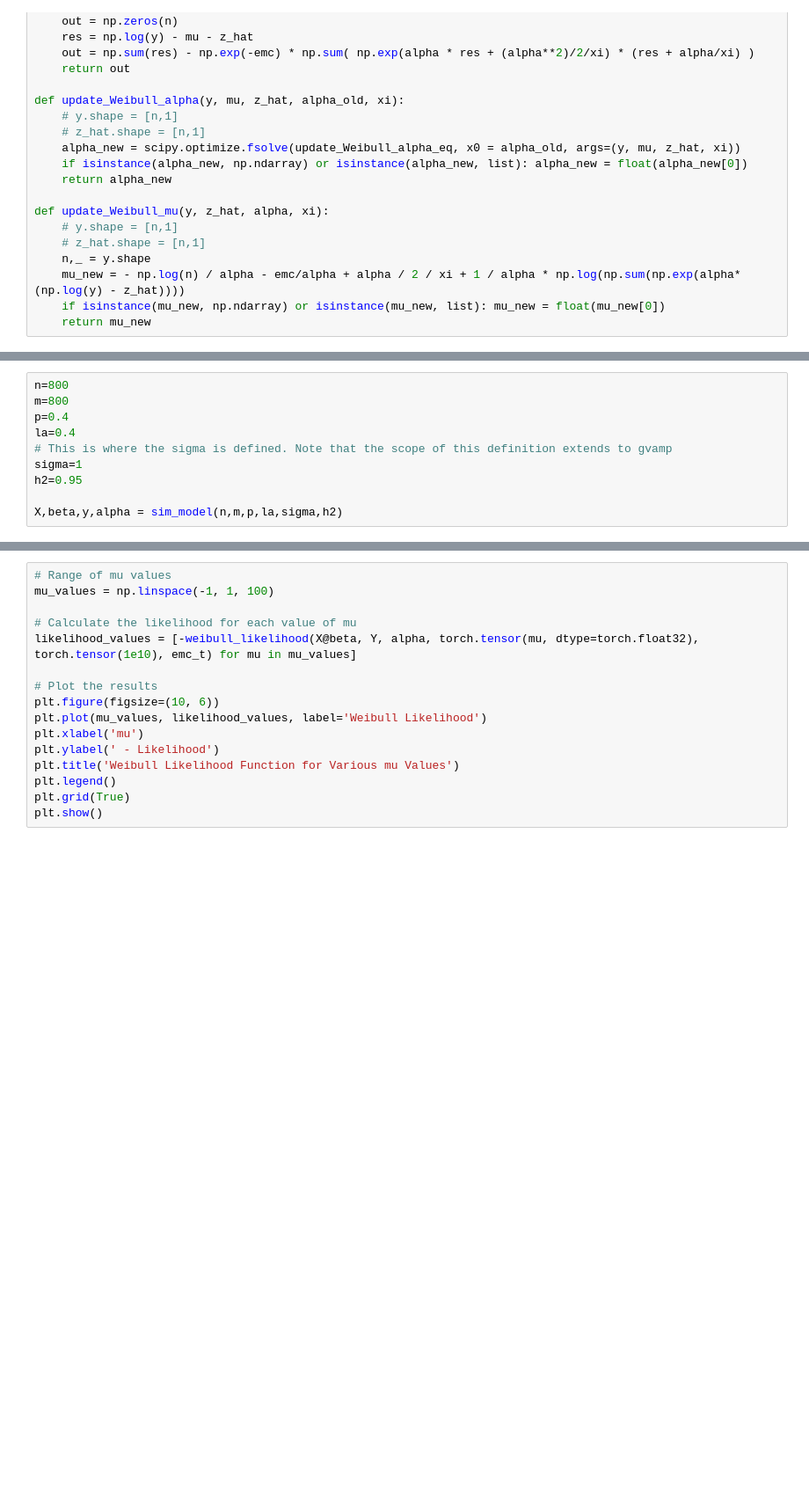
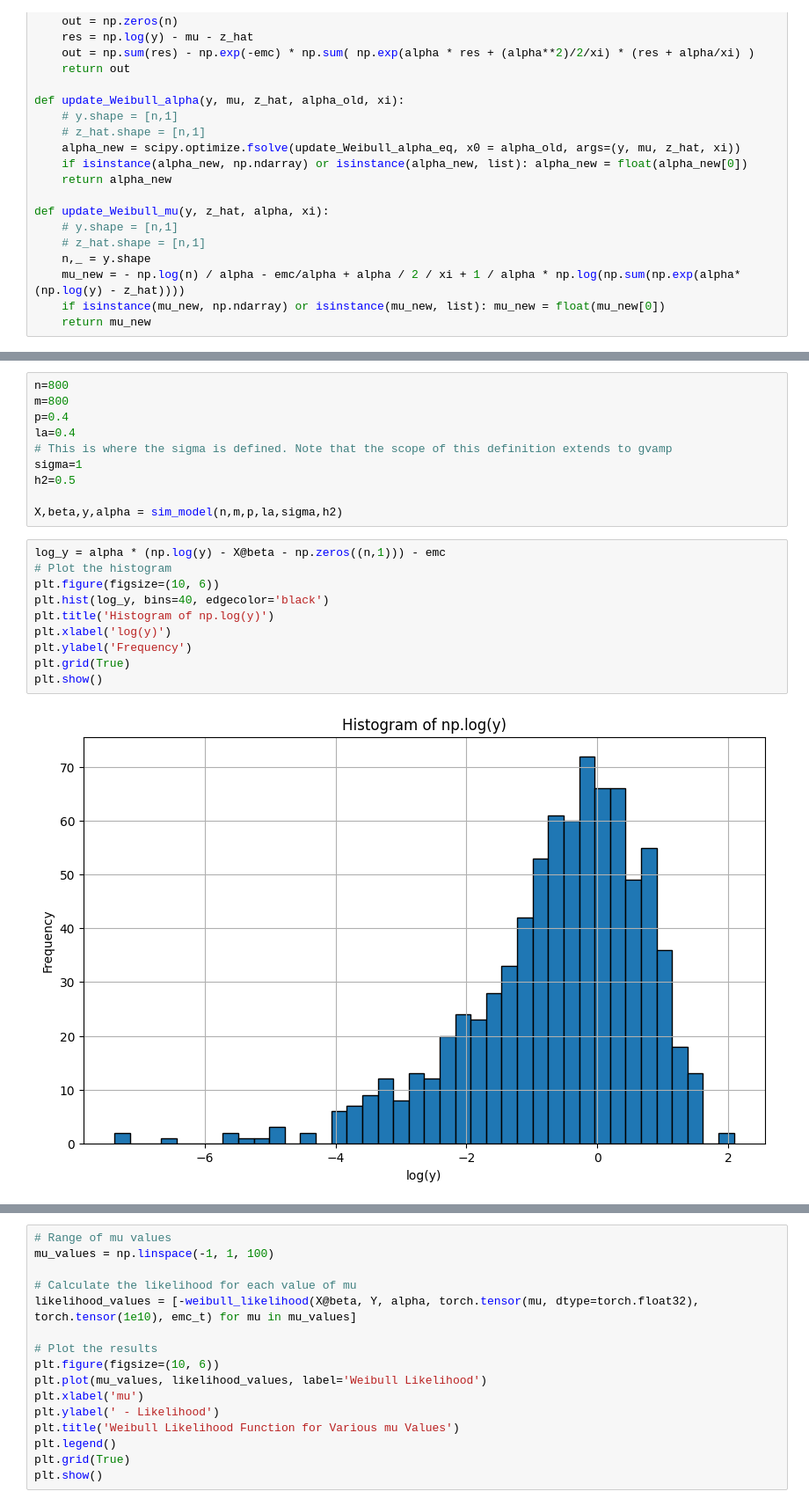
Before and after one commit to ADepope/vampW, a Jupyter notebook: vampW_EM.ipynb, the cells around one changed output, grey strips where cells are left out. Shown at 88% size. Drawn from its saved outputs; the diff is of its cells as text; blank space fills up the shorter version.

```diff
--- a/vampW_EM.ipynb
+++ b/vampW_EM.ipynb
@@ -478,6 +626,18 @@ p=0.4
 la=0.4
 # This is where the sigma is defined. Note that the scope of this definition extends to gvamp
 sigma=1
-h2=0.95
+h2=0.5
 
 X,beta,y,alpha = sim_model(n,m,p,la,sigma,h2)
+# %%
+log_y = alpha * (np.log(y) - X@beta - np.zeros((n,1))) - emc
+# Plot the histogram
+plt.figure(figsize=(10, 6))
+plt.hist(log_y, bins=40, edgecolor='black')
+plt.title('Histogram of np.log(y)')
+plt.xlabel('log(y)')
+plt.ylabel('Frequency')
+plt.grid(True)
+plt.show()
+# %% [output]
+[figure, added]
```
Also changed, not shown: parts of 54 cells of this notebook, 1 other file.
